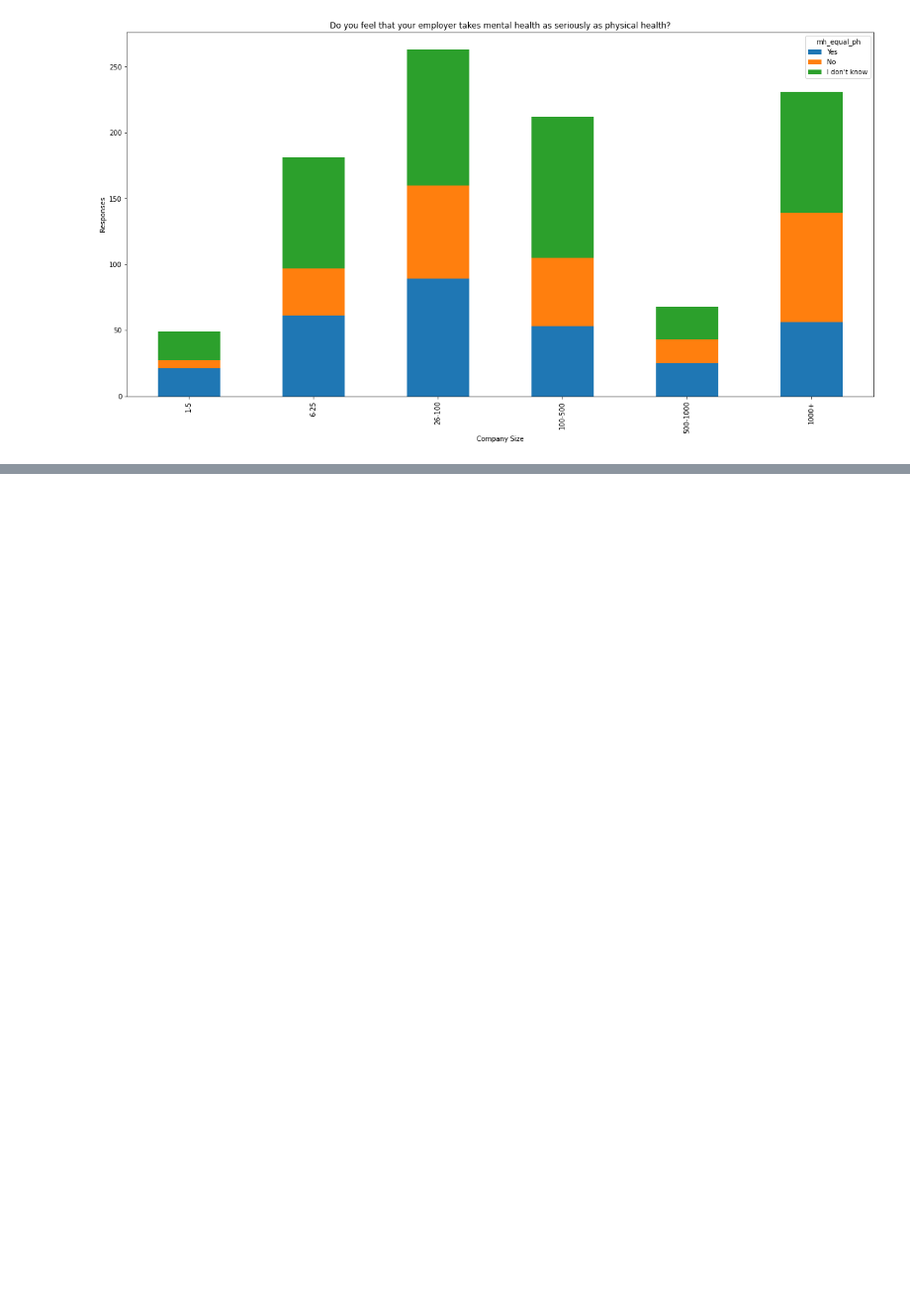
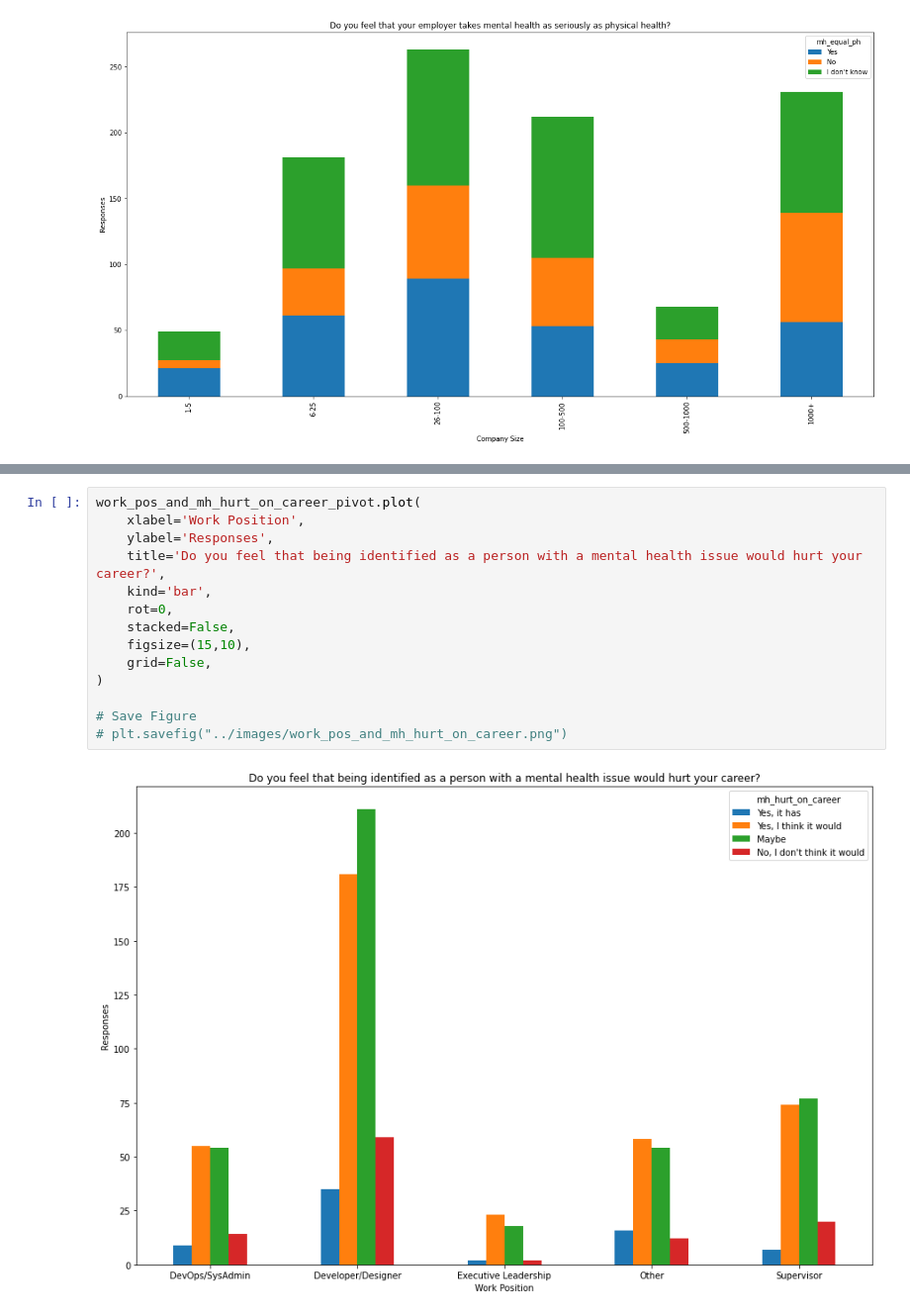
Before and after one commit to ArtTucker/mental_health_and_economics, a Jupyter notebook: visualization/OSMI_MHIT_exploration.ipynb, the cells around one changed output, grey strips where cells are left out. Shown at 99% size. Saved outputs shown, nothing was run; the diff lists cells and outputs as text; blank space fills up the shorter version.

```diff
--- a/visualization/OSMI_MHIT_exploration.ipynb
+++ b/visualization/OSMI_MHIT_exploration.ipynb
@@ -1002,0 +936,16 @@ plt.savefig("../images/gender_and_mh_hurt_on_career.png")
+# %%
+work_pos_and_mh_hurt_on_career_pivot.plot(
+    xlabel='Work Position',
+    ylabel='Responses',
+    title='Do you feel that being identified as a person with a mental health issue would hurt your career?',
+    kind='bar',
+    rot=0,
+    stacked=False,
+    figsize=(15,10),
+    grid=False,
+)
+
+# Save Figure
+# plt.savefig("../images/work_pos_and_mh_hurt_on_career.png")
+# %% [output]
+[figure, added]
```
Also changed, not shown: parts of 29 cells of this notebook, 2 other files.
